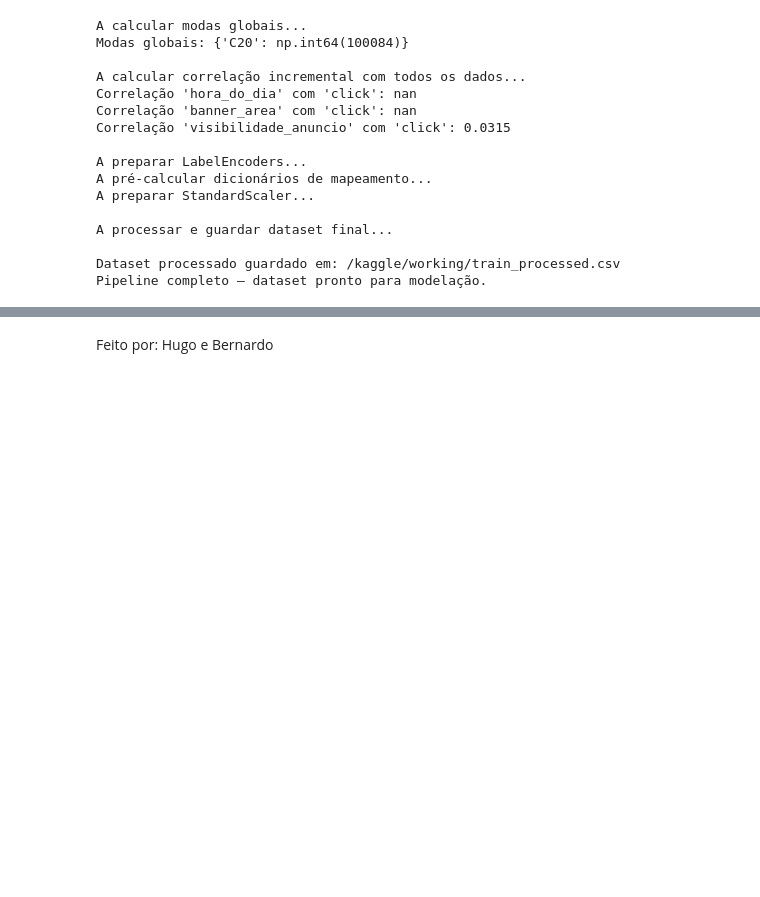
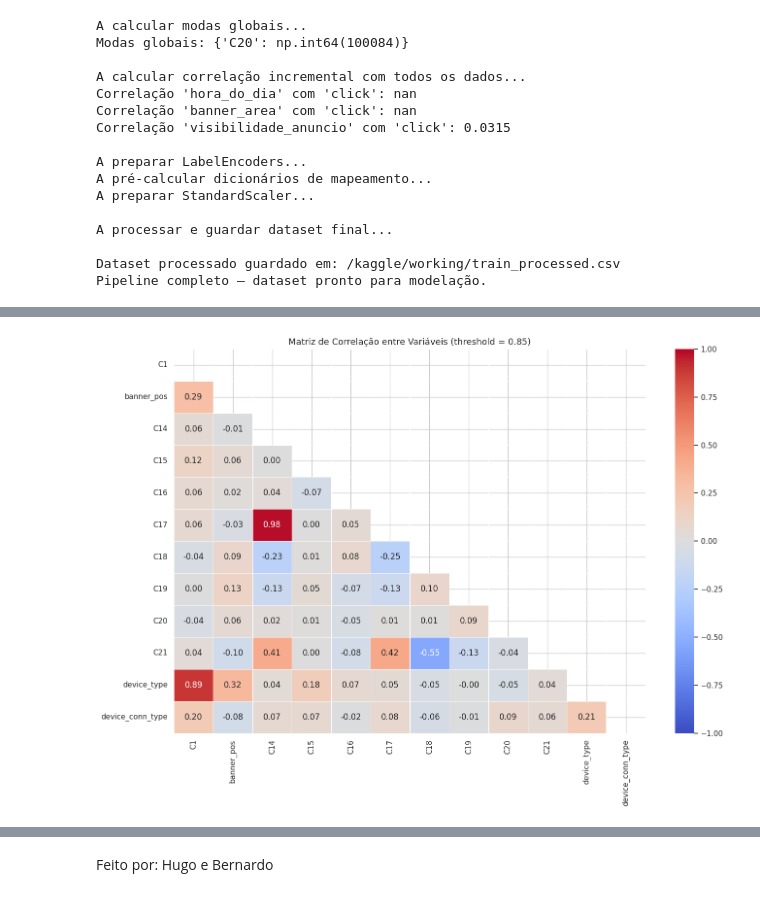
Before and after one commit to BernardoFernandes7/Projeto-Final, a Jupyter notebook: notebooks/1.0_eda_limpeza.ipynb, the cells around one changed output, grey strips where cells are left out. Drawn from its saved outputs; the diff is of its cells as text; code cells hidden in the pictures; blank space fills up the shorter version.

Commit message:
Kaggle Notebook | PROJETO CDG | Version 36

```diff
--- a/notebooks/1.0_eda_limpeza.ipynb
+++ b/notebooks/1.0_eda_limpeza.ipynb
@@ -1292,3 +1292,98 @@ A processar e guardar dataset final...
 
 Dataset processado guardado em: /kaggle/working/train_processed.csv
 Pipeline completo — dataset pronto para modelação.
+# %%
+import pandas as pd
+import numpy as np
+import matplotlib.pyplot as plt
+import seaborn as sns
+
+# ─── CONFIGURAÇÕES ────────────────────────────────────────────────────────────
+file_path  = '/kaggle/input/datasets/madhu41289/avazu-ctr-prediction-exp/train/train.csv'
+chunk_size = 2_000_000
+THRESHOLD  = 0.85   # correlação acima deste valor → multicolinearidade
+
+# Apenas colunas numéricas/ordinais (excluindo IDs e target)
+cols_num = [
+    'C1', 'banner_pos',
+    'C14', 'C15', 'C16', 'C17', 'C18', 'C19', 'C20', 'C21',
+    'device_type', 'device_conn_type'
+]
+n = len(cols_num)
+
+# ─── 1. CORRELAÇÃO DE PEARSON INCREMENTAL (dataset completo) ──────────────────
+sum_x  = np.zeros(n)
+sum_sq = np.zeros(n)
+sum_xy = np.zeros((n, n))
+total  = 0
+
+print("A calcular matriz de correlação entre variáveis (dataset completo)...")
+
+for chunk in pd.read_csv(file_path, chunksize=chunk_size, usecols=cols_num):
+    data    = chunk[cols_num].fillna(0).values
+    total  += len(data)
+    sum_x  += data.sum(axis=0)
+    sum_sq += (data ** 2).sum(axis=0)
+    sum_xy += data.T @ data
+
+mean_x = sum_x / total
+std_x  = np.sqrt(sum_sq / total - mean_x ** 2)
+cov_xy = sum_xy / total - np.outer(mean_x, mean_x)
+
+with np.errstate(invalid='ignore'):
+    corr_matrix = cov_xy / np.outer(std_x, std_x)
+    corr_matrix = np.nan_to_num(corr_matrix, nan=0.0)
+
+corr_df = pd.DataFrame(corr_matrix, index=cols_num, columns=cols_num)
+print("Cálculo concluído.\n")
+
+# ─── 2. HEATMAP DA MATRIZ DE CORRELAÇÃO ENTRE VARIÁVEIS ───────────────────────
+plt.figure(figsize=(14, 10))
+mask = np.triu(np.ones_like(corr_matrix, dtype=bool))
+sns.heatmap(
+    corr_df, mask=mask,
+    annot=True, fmt=".2f",
+    cmap='coolwarm', center=0,
+    linewidths=0.4, vmin=-1, vmax=1
+)
+plt.title(
+    f'Matriz de Correlação entre Variáveis (threshold = {THRESHOLD})',
+    fontsize=13
+)
+plt.tight_layout()
+plt.show()
+
+# ─── 3. IDENTIFICAR PARES COM ALTA CORRELAÇÃO ─────────────────────────────────
+print(f"\nPares com |correlação| > {THRESHOLD} (multicolinearidade):\n")
+
+pares_problema  = []
+colunas_remover = set()
+
+for i in range(n):
+    for j in range(i + 1, n):
+        r = corr_df.iloc[i, j]
+        if abs(r) > THRESHOLD:
+            col_a, col_b = cols_num[i], cols_num[j]
+            pares_problema.append({
+                'Variável A': col_a,
+                'Variável B': col_b,
+                'Correlação': round(r, 4)
+            })
+            colunas_remover.add(col_b)
+            print(f"  {col_a}  ↔  {col_b}  →  r = {r:.4f}")
+
+if not pares_problema:
+    print("  Nenhum par com multicolinearidade acima do threshold.")
+
+# ─── 4. TABELA RESUMO ─────────────────────────────────────────────────────────
+if pares_problema:
+    df_pares = pd.DataFrame(pares_problema).sort_values(
+        'Correlação', key=abs, ascending=False
+    )
+    print("\nResumo dos pares problemáticos:")
+    display(df_pares)
+    print(f"\n→ Colunas a remover: {sorted(colunas_remover)}")
+
+colunas_multicolineares = sorted(colunas_remover)
+print(f"\ncolunas_multicolineares = {colunas_multicolineares}")
+# %% [output]
@@ -1294,0 +1392 @@ Pipeline completo — dataset pronto para modelação.
+[figure, added]
```
Also changed, not shown: parts of 4 cells of this notebook.
